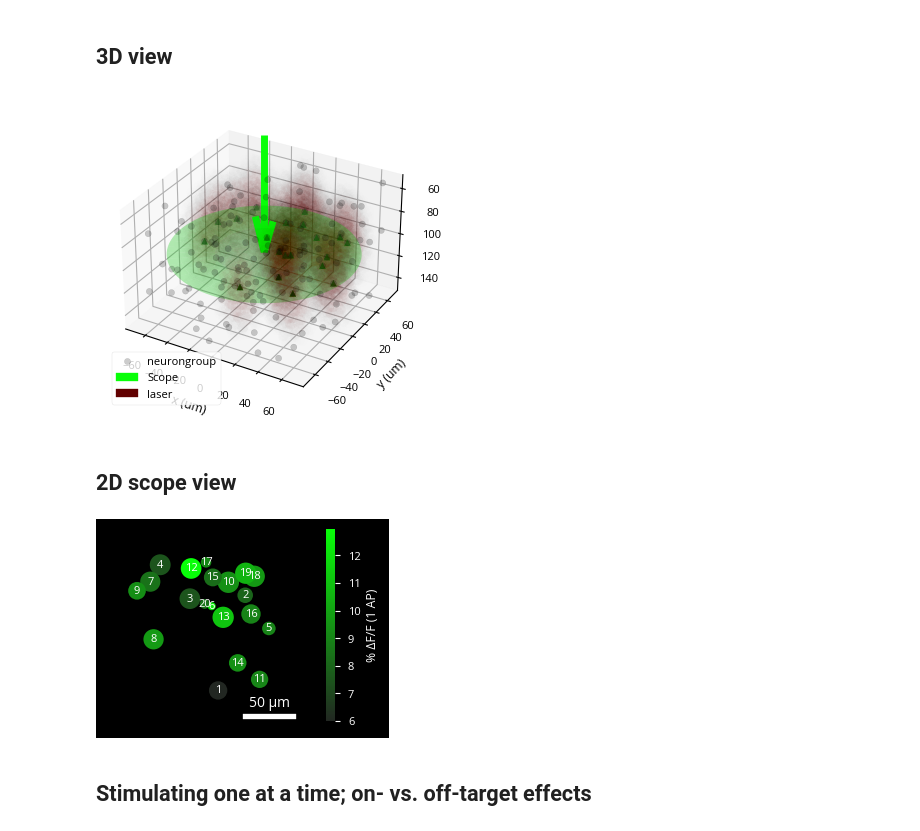
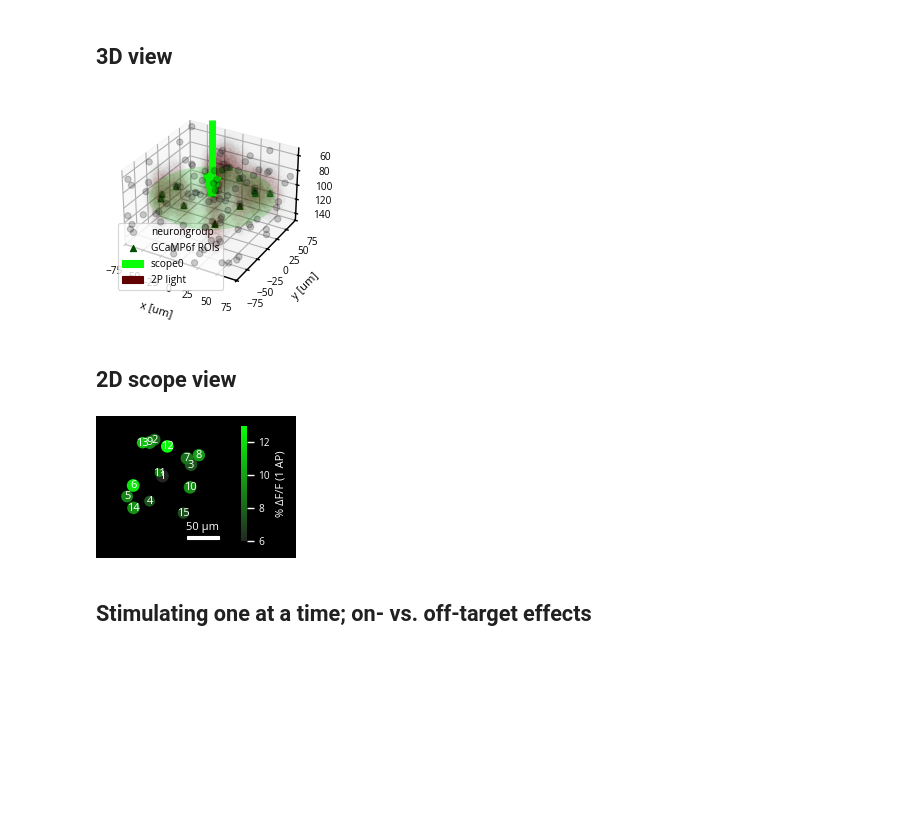
Before and after one commit to siplab-gt/cleo, a Jupyter notebook: notebooks/all_optical_fig.ipynb, the cells around one changed output. Cells and saved outputs as stored; diff of their text form; code cells hidden in the pictures; blank space fills up the shorter version.

```diff
--- a/notebooks/all_optical_fig.ipynb
+++ b/notebooks/all_optical_fig.ipynb
@@ -22,7 +22,7 @@ plt.style.use('seaborn-paper')
 All we need are LIF neurons that will spike in response to photostimulation for us to see the resulting fluorescence traces.
 # %%
 ng = b2.NeuronGroup(
-    500,
+    100,
     """dv/dt = (-(v - E_L) + Rm*Iopto) / tau_m : volt
     Iopto : amp""",
     threshold="v > -50*mV",
@@ -34,6 +34,8 @@ ng = b2.NeuronGroup(
     },
 )
 ng.v = -70 * b2.mV
-cleo.coords.assign_coords_rand_rect_prism(ng, [-0.1, 0.1], [-0.1, 0.1], [0, 0.2])
+cleo.coords.assign_coords_rand_rect_prism(
+    ng, [-75, 75], [-75, 75], [50, 150], unit=b2.um
+)
 sim = cleo.CLSimulator(b2.Network(ng))
 # %% [markdown]
@@ -41,10 +42,0 @@ sim = cleo.CLSimulator(b2.Network(ng))
-# %%
-scope = imaging.Scope(
-    focus_depth=100 * b2.um,
-    img_width=150 * b2.um,
-    sensor=imaging.gcamp6f(),
-)
-# variable expression
-rho_rel_gen = lambda n: rng.lognormal(0, 0.2, size=n)
-sim.inject(scope, ng, rho_rel_generator=rho_rel_gen)
-scope.n
@@ -74,4 +89,4 @@ CLSimulator(io_processor=None, devices={GECI(sim=..., name='gcamp6f', save_histo
 # %%
-laser = light.tp_light_from_scope(scope, wavelength=1060*b2.nmeter, name='laser')
+laser = light.tp_light_from_scope(scope, wavelength=1060 * b2.nmeter, name="2P light")
 sim.inject(laser, ng)
 # %% [output]
@@ -81,10 +95,19 @@ CLSimulator(io_processor=None, devices={GECI(sim=..., name='gcamp6f', save_histo
 ## 3D view
 # %%
 lim = scope.img_width / 2 / b2.um
-fig, ax = cleo.viz.plot(ng, colors=['k'], devices=[scope, (laser, {'intensity': 0.12})], figsize=(4, 4), scatterargs={'rasterized': True}, xlim=(-lim, lim), ylim=(-lim, lim), zlim=(50, 150))
-fig.savefig('img/fig/all-optical-3d.svg', bbox_inches='tight', transparent=True)
+fig, ax = cleo.viz.plot(
+    ng,
+    colors=["k"],
+    devices=[scopes[0], (laser, {"intensity": 0.12})],
+    figsize=(2.5, 2.5),
+    scatterargs={"rasterized": True},
+    xlim=(-lim, lim),
+    ylim=(-lim, lim),
+    zlim=(50, 150),
+)
+fig.savefig("img/fig/all-optical-3d.svg", bbox_inches="tight", transparent=True)
 # %% [output]
-[figure, old version]
+[figure, new version]
 # %% [markdown]
 ## 2D scope view
 # %%
@@ -95,7 +118,7 @@ from mpl_toolkits.axes_grid1.anchored_artists import AnchoredSizeBar
 from matplotlib.collections import EllipseCollection
 
 with plt.style.context("dark_background"):
-    fig, ax = plt.subplots(figsize=(3.5, 2.5))
+    fig, ax = plt.subplots(figsize=(2.5, 1.5))
     x, y = ng.x[i_targets] / b2.um, ng.y[i_targets] / b2.um
     lim = scope.img_width * 1.2 / b2.um / 2
     ax.set(xlim=(-lim, lim), ylim=(-lim, lim), aspect="equal")
@@ -113,7 +136,7 @@ with plt.style.context("dark_background"):
         offset_transform=ax.transData,
         cmap=cmap,
     )
-    rois.set_array(100 * scope.dFF_1AP)
+    rois.set_array(100 * scopes[0].dFF_1AP)
     ax.add_collection(rois)
     # easier, more accurate with EllipseCollection
     # r_visible_pt = r_visible / scope.img_width * ax.bbox.width
@@ -124,35 +147,36 @@ with plt.style.context("dark_background"):
     ax.add_artist(
         AnchoredSizeBar(
             ax.transData,
             scale_um,
             f"{scale_um} µm",
             "lower right",
             frameon=False,
             color="w",
             label_top=True,
             size_vertical=scale_um / 10,
         )
     )
     ax.set_axis_off()
     # annotate each neuron with its index
     for i_img, (x_, y_) in enumerate(zip(x, y)):
         ax.annotate(
             i_img + 1,
             (x_, y_),
             # (x_ + 15, y_),
             color="w",
             ha="center",
             va="center",
             annotation_clip=False,
             fontsize=8,
         )
 
     cbar = fig.colorbar(rois, label="% ΔF/F (1 AP)", drawedges=False, pad=0.1)
     cbar.outline.set_visible(False)
     # cbar.ax.yaxis.set_ticks([])
-    fig.savefig('img/fig/all-optical-2d.svg', bbox_inches='tight')
+    plt.rc("svg", fonttype="none")
+    fig.savefig("img/fig/all-optical-2d.svg", bbox_inches="tight", transparent=False)
 # %% [output]
-[figure, old version]
+[figure, new version]
 # %% [markdown]
 ## Stimulating one at a time; on- vs. off-target effects
 # %%
```
Also changed, not shown: parts of 16 cells of this notebook, 26 other files.
